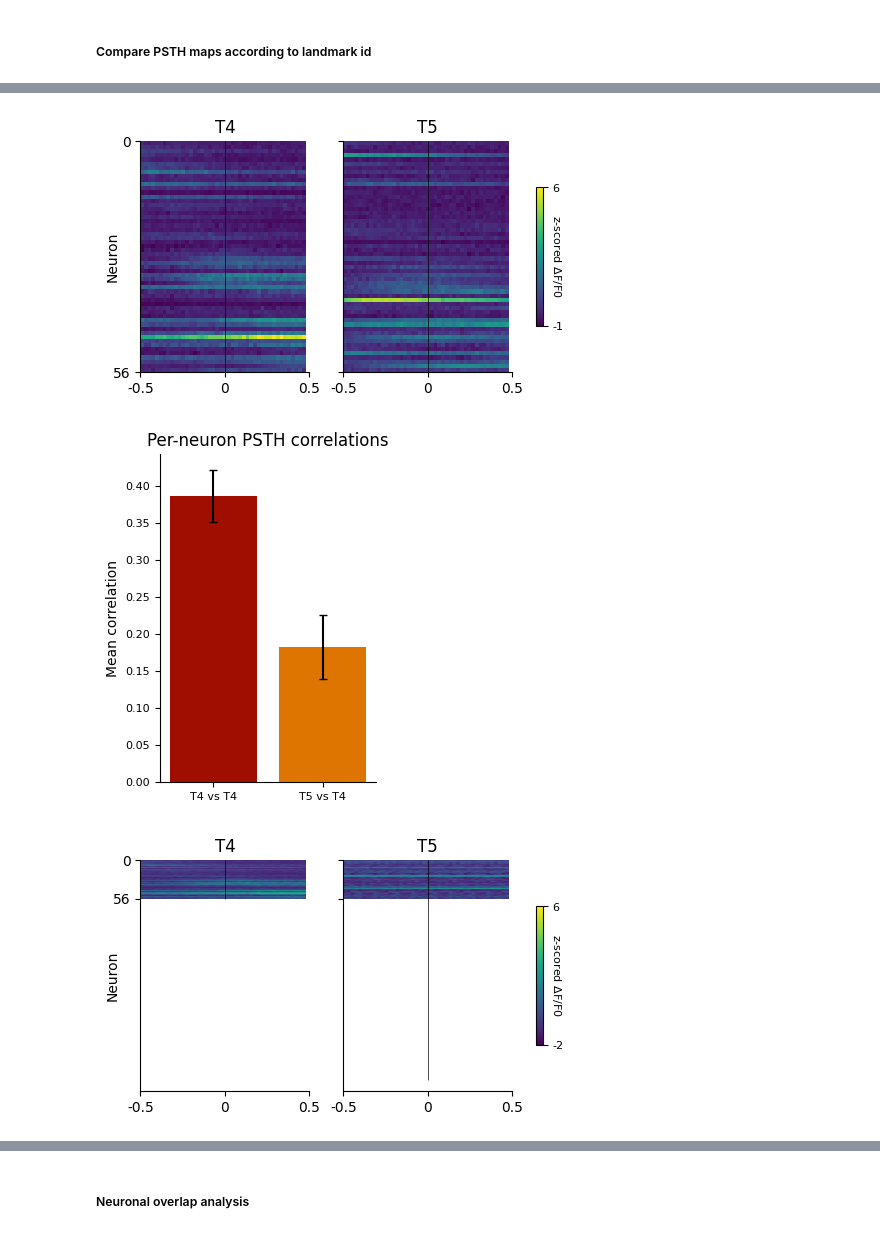
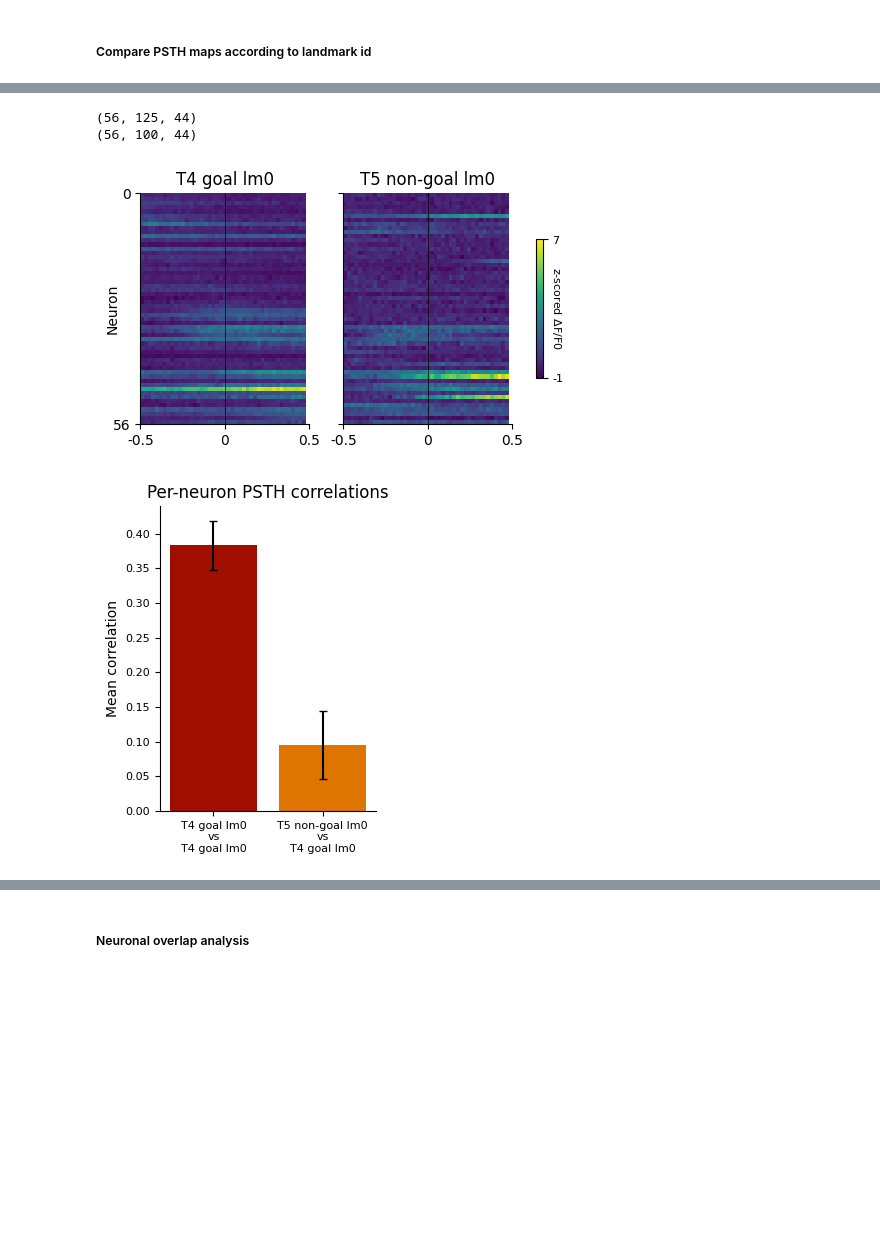
Before and after one commit to AthinaApostolelli/VR_ABCD, a Jupyter notebook: Explore_neural_data_sessions.ipynb, the cells around one changed output, grey strips where cells are left out. Cells and saved outputs as stored; diff of their text form; code cells hidden in the pictures; blank space fills up the shorter version.

Commit message:
Updating landmark id comparison in T4 and T5

```diff
--- a/Explore_neural_data_sessions.ipynb
+++ b/Explore_neural_data_sessions.ipynb
@@ -407,7 +408,8 @@ Total assistant and manual rewards:  9
 Reward time lag from lm entry:  27.0
 # %%
 # 1. Compare T4 reward PSTH vs T5 goal-average ABCD reward PSTH
-conditions = [f'T{prot}' for prot in protocol_nums]
+# conditions = [f'T{prot}' for prot in protocol_nums]
+conditions = [f'T{prot} A' if prot < 5 else f'T{prot} avgABCD' for p, prot in enumerate(protocol_nums)]
 goal_label_map = {1: 'A', 2: 'B', 3: 'C', 4: 'D', '1': 'A', '2': 'B', '3': 'C', '4': 'D', 'A': 'A', 'B': 'B', 'C': 'C', 'D': 'D'}
 all_references = [(prot, goal) for prot in tracked_reward_id_tuned_idx.keys() for goal in tracked_reward_id_tuned_idx[prot].keys()]
 ref_prot = 0  # session idx to use as reference i.e. how have things changed compared to that session
@@ -440,6 +442,7 @@ for ref_goal in tracked_reward_id_tuned_idx[ref_prot].keys():
 
         mean_goal_psths = [average_psths[s][goal] for goal in ABCD_goals if goal in average_psths[s] and len(average_psths[s][goal]) > 0]
         goal_psths = [psths[s][goal] for goal in ABCD_goals if goal in psths[s] and len(psths[s][goal] > 0)]
+
         if mean_goal_psths:
             average_across_goals[s] = np.mean(np.stack(mean_goal_psths, axis=0), axis=0)  # average over goals (axis=0)
             psths_across_goals[s] = np.concatenate(goal_psths, axis=1)
@@ -455,32 +458,47 @@ for ref_goal in tracked_reward_id_tuned_idx[ref_prot].keys():
                             save_plot=False, savepath=savepath, savedir='RewardPSTH_RewardTunedNeurons', \
                                 filename=f'A-avgABCD_FiringMap_correlation_T{protocol_nums[ref_prot]}-Reward{goal_id}-TunedNeurons')
 # %% [output]
-[figure, removed]
-[figure, removed]
+(56, 125, 44)
+(56, 100, 44)
 # %%
 # 2. Compare T4 reward PSTH vs T5 non-goal PSTH for that landmark
 
-# Get non-goal PSTH by landmark id
 sess_goal = 0       # session where landmark of interest is goal
 sess_nongoal = 1    # session where landmark of interest is non-goal
-conditions = [f'T{prot} goal' if p == sess_goal else f'T{prot} non-goal' for p, prot in enumerate(protocol_nums)]
+lm = session_struct[sess_goal]['goal_landmark_id']
+conditions = [f'T{prot} goal lm{lm}' if p == sess_goal else f'T{prot} non-goal lm{lm}' for p, prot in enumerate(protocol_nums)]
 color_scheme = palettes.met_brew('Johnson', n=len(conditions)*2, brew_type="continuous")
+goal_label_map = {1: 'A', 2: 'B', 3: 'C', 4: 'D', '1': 'A', '2': 'B', '3': 'C', '4': 'D', 'A': 'A', 'B': 'B', 'C': 'C', 'D': 'D'}
+ref_goal = 1
+goal_id = goal_label_map.get(ref_goal, str(ref_goal))
 
 # Find landmark indices for landmark that is rewarded in T4 and not in T5
-lm_idx = np.where(session_struct[sess_nongoal]['all_lms'] == session_struct[sess_goal]['goal_landmark_id'])[0]
+lm_idx = np.where(session_struct[sess_nongoal]['all_lms'] == lm)[0]
 
 # Get 'reward' indices for these landmarks
-lm_rew_idx = get_imag_rew_idx(lm_idx, session_struct[1]['rew_time_lag'])
+nidaq_data = load_nidaq_behaviour_data(os.path.join(basepath, animal, sessions_to_align[sess_nongoal]))
+lm_rew_idx = get_imag_rew_idx(nidaq_data=nidaq_data, session=session_struct[sess_nongoal], lm_idx=lm_idx)
 
 # Get PSTH for these events (use all neurons)
 nongoal_lm_id_psth, average_nongoal_lm_id_psth = get_psth(data=session_data[sess_nongoal], neurons=neurons_considered[sess_nongoal], event_idx=lm_rew_idx, \
                                                             time_around=time_around)
 
-# TODO: Match neurons
-# plot_all_sessions_goal_psth_map(all_average_psths=[average_across_goals[0],average_nongoal_lm_id_psth], conditions=conditions, zscoring=True, ref_session=ref_prot, sorting_goal=1, \
-#                                     time_around=time_around, funcimg_frame_rate=45, save_plot=False, savepath=savepath, \
-#                                     savedir='RewardPSTH_RewardTunedNeurons', filename=f'A-avgABCD_T{protocol_nums[ref_prot]}-Reward{goal_id}-TunedNeurons_PSTH_allSessions')
+# Using reward-tuned neurons from sess_goal
+neurons = np.array(neurons_considered_sessions[sess_nongoal])[tracked_reward_id_tuned_idx[sess_goal][ref_goal]]    # ids of tracked neurons that are reward-tuned and goal-specific
+neuron_idx = np.where(np.isin(neurons_considered[sess_nongoal], neurons))[0]   # indices of these neurons inside their original list of neurons considered
+
+all_average_psths = [average_psths[sess_goal][ref_goal], average_nongoal_lm_id_psth[neuron_idx]]
+psths = [psths_across_goals[0], nongoal_lm_id_psth[neuron_idx]]
+
+plot_all_sessions_goal_psth_map(all_average_psths=all_average_psths, conditions=conditions, zscoring=True, ref_session=0, sorting_goal=1, \
+                                    time_around=time_around, funcimg_frame_rate=45, save_plot=False, savepath=savepath, \
+                                    savedir='RewardPSTH_RewardTunedNeurons', filename=f'A-lm{lm}_T{protocol_nums[sess_goal]}-Reward{goal_id}-TunedNeurons_PSTH')
+
+_ = get_map_correlation(psths=psths_across_goals, average_psths=all_average_psths, conditions=conditions, zscoring=True, reference=0, color_scheme=color_scheme, \
+                        save_plot=False, savepath=savepath, savedir='RewardPSTH_RewardTunedNeurons', \
+                            filename=f'A-lm{lm}_FiringMap_correlation_T{protocol_nums[sess_goal]}-Reward{goal_id}-TunedNeurons')
 # %% [output]
-[figure, old version]
+[figure, new version]
+[figure, added]
 # %%
 # 3. Compare T4 non-goal PSTH vs T5 reward PSTH for that landmark
```
Also changed, not shown: parts of 4 cells of this notebook.
